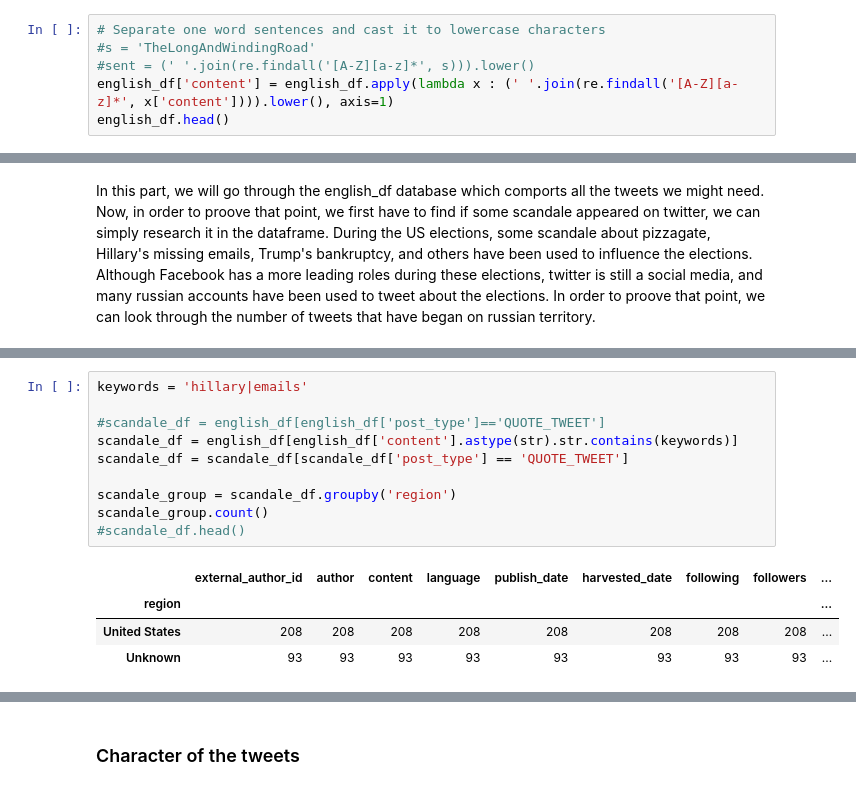
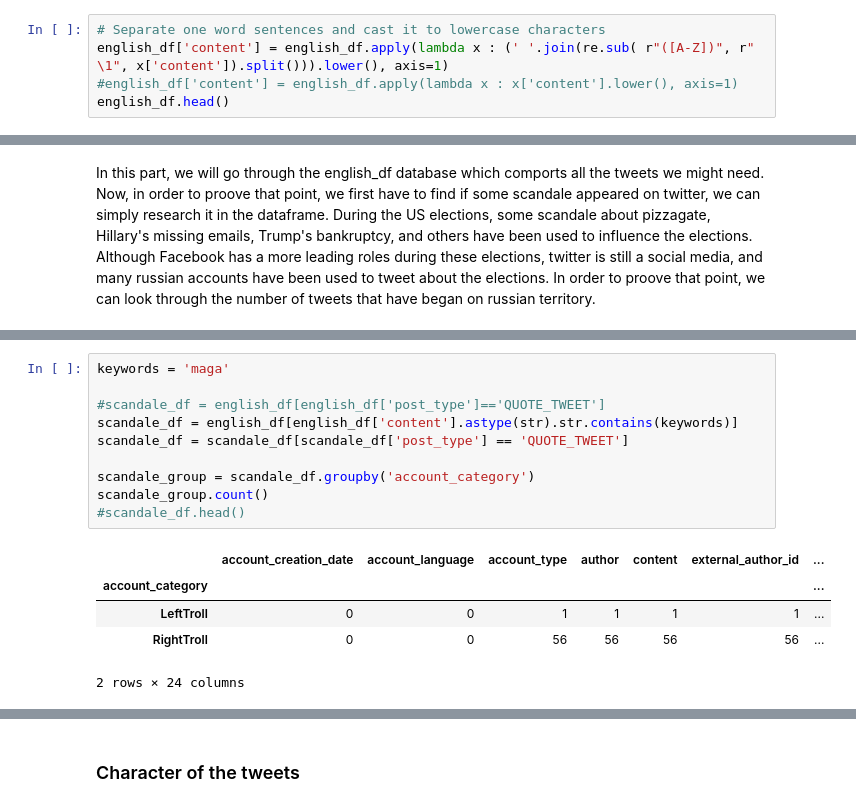
Before and after one commit to journeadrien/Project, a Jupyter notebook: python_code/project.ipynb, the cells around one changed output, grey strips where cells are left out. Cells and saved outputs as stored; diff of their text form.

```diff
--- a/python_code/project.ipynb
+++ b/python_code/project.ipynb
@@ -116,7 +198,6 @@ See the caveats in the documentation: http://pandas.pydata.org/pandas-docs/stabl
 # %%
 # Separate one word sentences and cast it to lowercase characters
-#s = 'TheLongAndWindingRoad'
-#sent = (' '.join(re.findall('[A-Z][a-z]*', s))).lower()
-english_df['content'] = english_df.apply(lambda x : (' '.join(re.findall('[A-Z][a-z]*', x['content']))).lower(), axis=1)
+english_df['content'] = english_df.apply(lambda x : (' '.join(re.sub( r"([A-Z])", r" \1", x['content']).split())).lower(), axis=1)
+#english_df['content'] = english_df.apply(lambda x : x['content'].lower(), axis=1)
 english_df.head()
 # %% [output]
@@ -153,15 +299,16 @@ region_group.count().head()
 # %%
-keywords = 'hillary|emails'
+keywords = 'maga'
 
 #scandale_df = english_df[english_df['post_type']=='QUOTE_TWEET']
 scandale_df = english_df[english_df['content'].astype(str).str.contains(keywords)]
 scandale_df = scandale_df[scandale_df['post_type'] == 'QUOTE_TWEET']
 
-scandale_group = scandale_df.groupby('region')
+scandale_group = scandale_df.groupby('account_category')
 scandale_group.count()
 #scandale_df.head()
 # %% [output]
-|  | external_author_id | author | content | language | publish_date | harvested_date | following | followers | ... |
-| region |  |  |  |  |  |  |  |  | ... |
-| United States | 208 | 208 | 208 | 208 | 208 | 208 | 208 | 208 | ... |
-| Unknown | 93 | 93 | 93 | 93 | 93 | 93 | 93 | 93 | ... |
+|  | account_creation_date | account_language | account_type | author | content | external_author_id | ... |
+| account_category |  |  |  |  |  |  | ... |
+| LeftTroll | 0 | 0 | 1 | 1 | 1 | 1 | ... |
+| RightTroll | 0 | 0 | 56 | 56 | 56 | 56 | ... |
+2 rows × 24 columns
```
Also changed, not shown: parts of 26 cells of this notebook.
